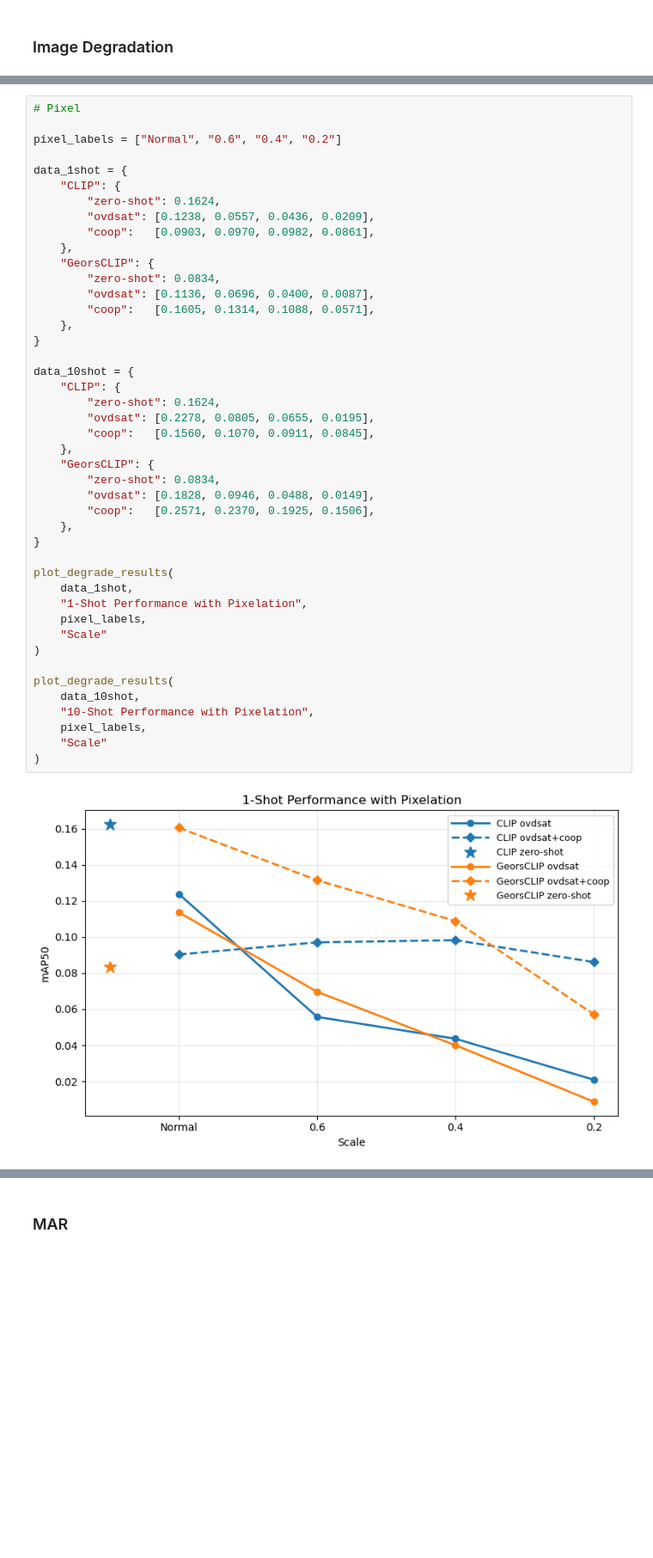
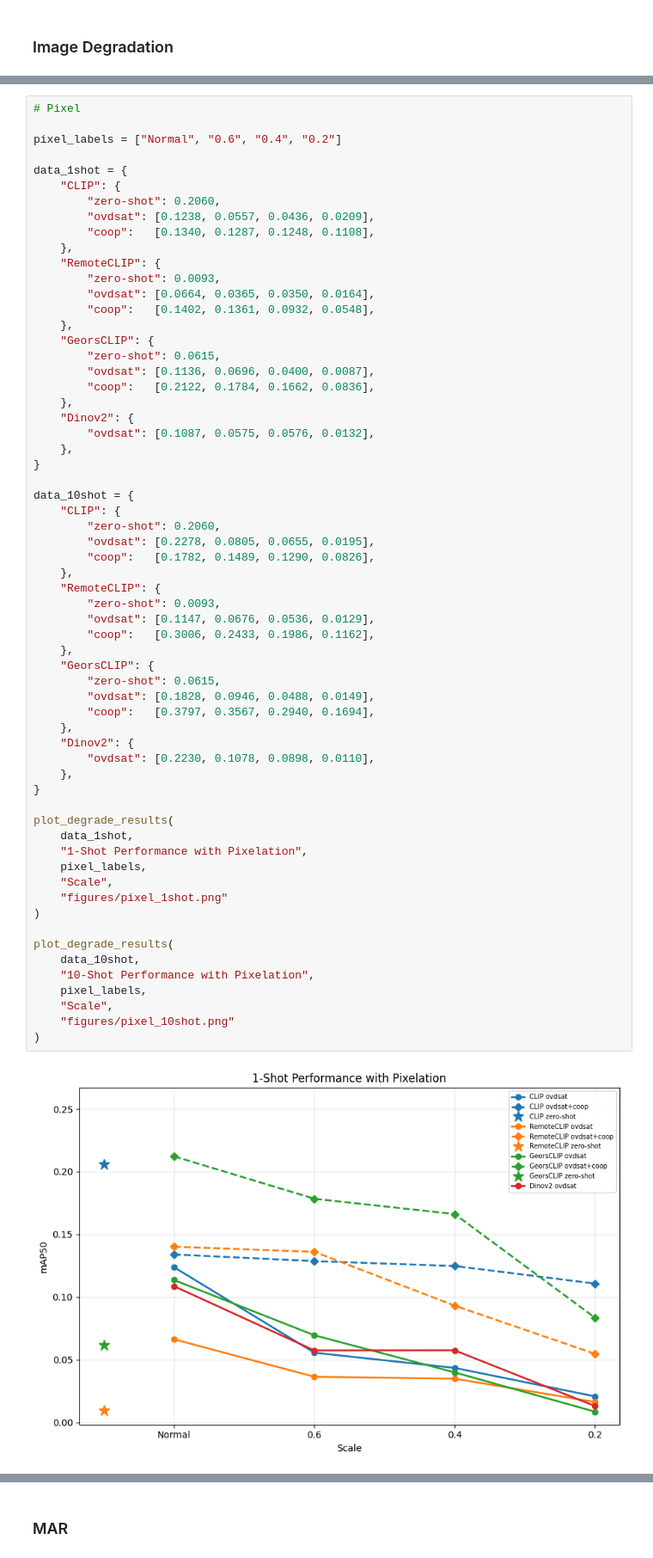
Before and after one commit to madelineloui/ovdsat, a Jupyter notebook: plots.ipynb, the cells around one changed output, grey strips where cells are left out. Shown at 86% size. Cells and saved outputs as stored; diff of their text form; blank space fills up the shorter version.

```diff
--- a/plots.ipynb
+++ b/plots.ipynb
@@ -1054,42 +1189,60 @@ pixel_labels = ["Normal", "0.6", "0.4", "0.2"]
 
 data_1shot = {
     "CLIP": {
-        "zero-shot": 0.1624,
+        "zero-shot": 0.2060,
         "ovdsat": [0.1238, 0.0557, 0.0436, 0.0209],
-        "coop":   [0.0903, 0.0970, 0.0982, 0.0861],
+        "coop":   [0.1340, 0.1287, 0.1248, 0.1108],
+    },
+    "RemoteCLIP": {
+        "zero-shot": 0.0093,
+        "ovdsat": [0.0664, 0.0365, 0.0350, 0.0164],
+        "coop":   [0.1402, 0.1361, 0.0932, 0.0548],
     },
     "GeorsCLIP": {
-        "zero-shot": 0.0834,
+        "zero-shot": 0.0615,
         "ovdsat": [0.1136, 0.0696, 0.0400, 0.0087],
-        "coop":   [0.1605, 0.1314, 0.1088, 0.0571],
+        "coop":   [0.2122, 0.1784, 0.1662, 0.0836],
+    },
+    "Dinov2": {
+        "ovdsat": [0.1087, 0.0575, 0.0576, 0.0132],
     },
 }
 
 data_10shot = {
     "CLIP": {
-        "zero-shot": 0.1624,
+        "zero-shot": 0.2060,
         "ovdsat": [0.2278, 0.0805, 0.0655, 0.0195],
-        "coop":   [0.1560, 0.1070, 0.0911, 0.0845],
+        "coop":   [0.1782, 0.1489, 0.1290, 0.0826],
+    },
+    "RemoteCLIP": {
+        "zero-shot": 0.0093,
+        "ovdsat": [0.1147, 0.0676, 0.0536, 0.0129],
+        "coop":   [0.3006, 0.2433, 0.1986, 0.1162],
     },
     "GeorsCLIP": {
-        "zero-shot": 0.0834,
+        "zero-shot": 0.0615,
         "ovdsat": [0.1828, 0.0946, 0.0488, 0.0149],
-        "coop":   [0.2571, 0.2370, 0.1925, 0.1506],
+        "coop":   [0.3797, 0.3567, 0.2940, 0.1694],
+    },
+    "Dinov2": {
+        "ovdsat": [0.2230, 0.1078, 0.0898, 0.0110],
     },
 }
 
 plot_degrade_results(
     data_1shot,
     "1-Shot Performance with Pixelation",
     pixel_labels,
-    "Scale"
+    "Scale",
+    "figures/pixel_1shot.png"
 )
 
 plot_degrade_results(
     data_10shot,
     "10-Shot Performance with Pixelation",
     pixel_labels,
-    "Scale"
+    "Scale",
+    "figures/pixel_10shot.png"
 )
 # %% [output]
-[figure, old version]
+[figure, new version]
```
Also changed, not shown: parts of 16 cells of this notebook, 3 other files.
